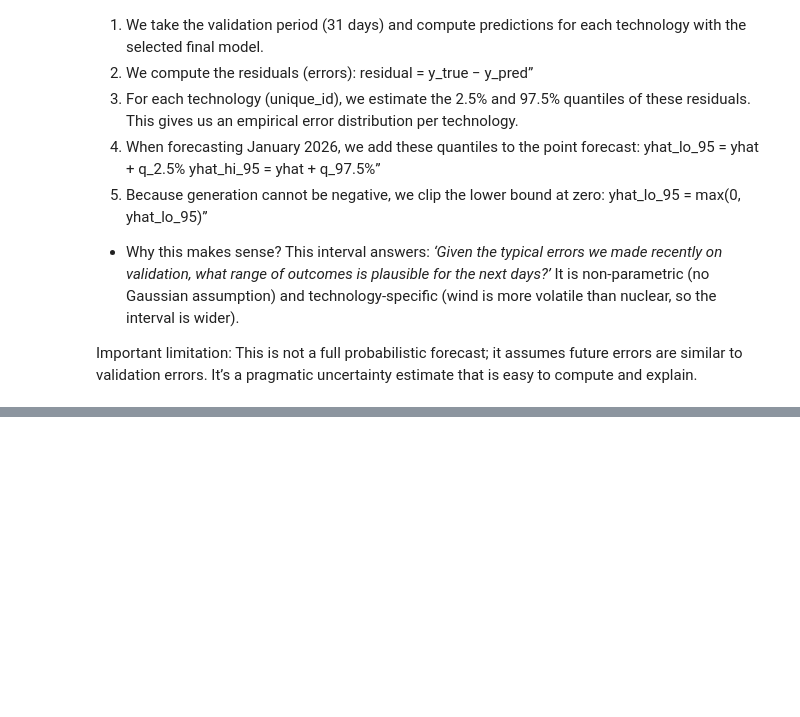
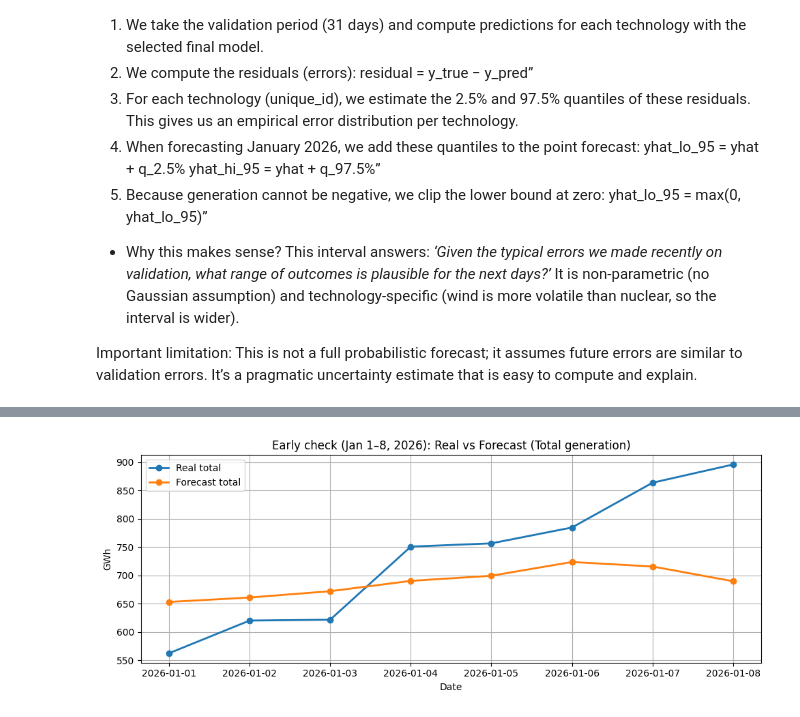
Before and after one commit to mireiamonbu/Spanish-Forecasters-MireiaMontoya-EnriqueRuiz, a Jupyter notebook: project/CAPSTONEproyect.ipynb, the cells around one changed output, grey strips where cells are left out. Drawn from its saved outputs; the diff is of its cells as text; code cells hidden in the pictures; blank space fills up the shorter version.

```diff
--- a/project/CAPSTONEproyect.ipynb
+++ b/project/CAPSTONEproyect.ipynb
@@ -918,0 +971,91 @@ Important limitation: This is not a full probabilistic forecast; it assumes futu
+# %%
+# 1) Load forecast (your file)
+
+fc_path = Path("data/predictions/forecast_final_choice_jan2026.csv")
+fc = pd.read_csv(fc_path)
+fc["ds"] = pd.to_datetime(fc["ds"]).dt.normalize()
+
+# keep only Jan 1..8 (because that's what you have real data for)
+jan1 = pd.Timestamp("2026-01-01")
+jan8 = pd.Timestamp("2026-01-08")
+fc = fc[(fc["ds"] >= jan1) & (fc["ds"] <= jan8)].copy()
+
+# ----------------------------
+# 2) Load real Jan file and convert wide->long (REE format)
+# ----------------------------
+def _parse_dates(dates):
+    out = []
+    for d in dates:
+        s = str(d).strip()
+        if "/" in s:
+            out.append(pd.to_datetime(s.split()[0], dayfirst=True, errors="coerce"))
+        else:
+            out.append(pd.to_datetime(s[:10], errors="coerce"))
+    return out
+
+def ree_wide_to_long(path: Path) -> pd.DataFrame:
+    raw = pd.read_csv(path, header=None, encoding="latin1")
+    idx = raw.index[raw.iloc[:, 0].astype(str).str.strip().eq("Fecha")]
+    r = idx[0]
+
+    dates = _parse_dates(raw.iloc[r, 1:].tolist())
+
+    data = raw.iloc[r+1:].dropna(how="all")
+    data = data[data.iloc[:, 0].notna()]
+    data.columns = ["unique_id"] + dates
+    data["unique_id"] = data["unique_id"].astype(str).str.strip()
+    data = data[data["unique_id"] != ""]
+
+    df = data.melt(id_vars="unique_id", var_name="ds", value_name="y")
+    df["ds"] = pd.to_datetime(df["ds"], errors="coerce").dt.normalize()
+
+    # numbers: "-" missing, comma decimals, dot thousands
+    y = df["y"].astype(str).str.strip().replace({"-": np.nan, "": np.nan})
+    y = y.str.replace(".", "", regex=False).str.replace(",", ".", regex=False)
+    df["y"] = pd.to_numeric(y, errors="coerce")
+
+    df = df.dropna(subset=["unique_id", "ds", "y"])
+    df["y"] = df["y"].clip(lower=0)
+    return df[["unique_id", "ds", "y"]]
+
+real_path = Path("data/real/REE-enero.csv")
+real = ree_wide_to_long(real_path)
+
+# keep only Jan 1..8
+real = real[(real["ds"] >= jan1) & (real["ds"] <= jan8)].copy()
+
+# keep only technologies that exist in forecast (Top-7)
+real = real[real["unique_id"].isin(fc["unique_id"].unique())].copy()
+
+# ----------------------------
+# 3) Merge forecast + real and build TOTAL daily series
+# ----------------------------
+cmp = real.rename(columns={"y": "y_true"}).merge(
+    fc, on=["unique_id", "ds"], how="inner"
+)
+
+# TOTAL per day
+daily = cmp.groupby("ds", as_index=False).agg(
+    y_true=("y_true", "sum"),
+    yhat=("yhat", "sum")
+).sort_values("ds")
+
+# metrics (TOTAL)
+mae  = float(np.mean(np.abs(daily["y_true"] - daily["yhat"])))
+rmse = float(np.sqrt(np.mean((daily["y_true"] - daily["yhat"])**2)))
+mape = float(np.mean(np.abs((daily["y_true"] - daily["yhat"]) / (daily["y_true"] + 1e-9))) * 100)
+
+print(f"TOTAL Jan 1–8 | MAE={mae:.2f} GWh | RMSE={rmse:.2f} GWh | MAPE={mape:.2f}%")
+
+# ----------------------------
+# 4) Nice plot (TOTAL)
+# ----------------------------
+plt.figure(figsize=(10,4))
+plt.plot(daily["ds"], daily["y_true"], marker="o", linewidth=2, label="Real total")
+plt.plot(daily["ds"], daily["yhat"], marker="o", linewidth=2, label="Forecast total")
+plt.title("Early check (Jan 1–8, 2026): Real vs Forecast (Total generation)")
+plt.xlabel("Date"); plt.ylabel("GWh")
+plt.grid(True); plt.legend()
+plt.tight_layout()
+plt.show()
+# %% [output]
@@ -918,0 +1063 @@ Important limitation: This is not a full probabilistic forecast; it assumes futu
+[figure, added]
```
Also changed, not shown: parts of 11 cells of this notebook, 59 other files.
